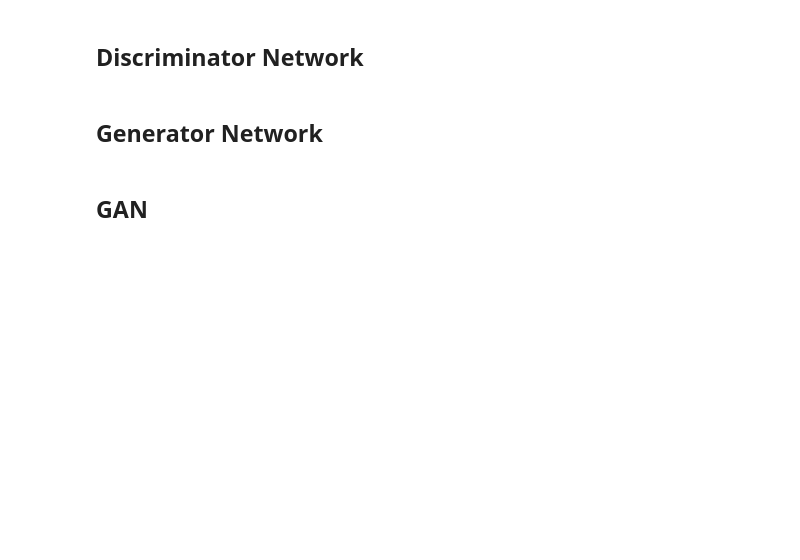
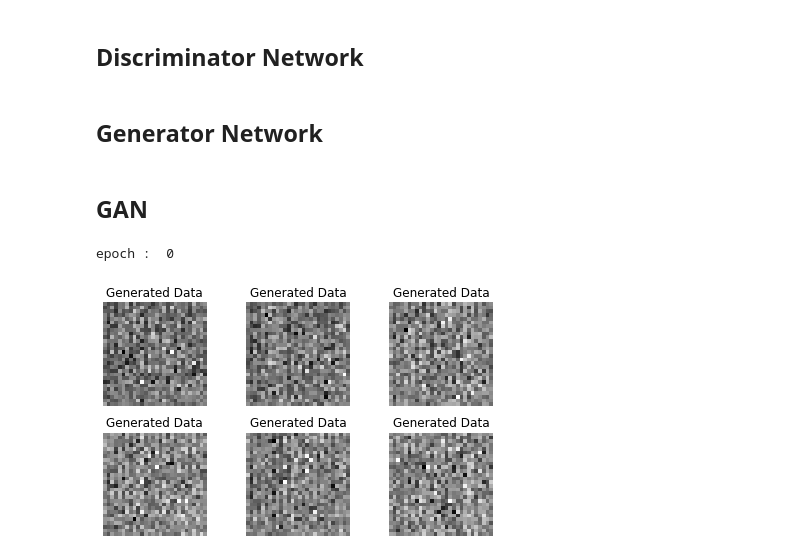
Before and after one commit to pr1266/PyTorch_GAN, a Jupyter notebook: GAN_PyTorch.ipynb, the cells around one changed output. Saved outputs shown, nothing was run; the diff lists cells and outputs as text; code cells hidden in the pictures; blank space fills up the shorter version.

```diff
--- a/GAN_PyTorch.ipynb
+++ b/GAN_PyTorch.ipynb
@@ -142,7 +143,7 @@ class GAN(pl.LightningModule):
     def training_step(self, batch, batch_index, optimizer_idx):
         real_imgs, _ = batch
         #sample noise data dorost mikonim:
-        z = torch.randn(real_imgs[0], self.hparams.latent_dim)
+        z = torch.randn(real_imgs.shape[0], self.hparams.latent_dim)
         z = z.type_as(real_imgs)
 
         #! train generator: max log(D(G(z)))
@@ -217,3 +218,8 @@ class GAN(pl.LightningModule):
 # %%
 dm = MNISTDataModule()
 model = GAN()
+# %%
+model.plot_imgs()
+# %% [output]
+epoch :  0
+[figure, added]
```
Also changed, not shown: parts of 2 cells of this notebook, 20 other files.
